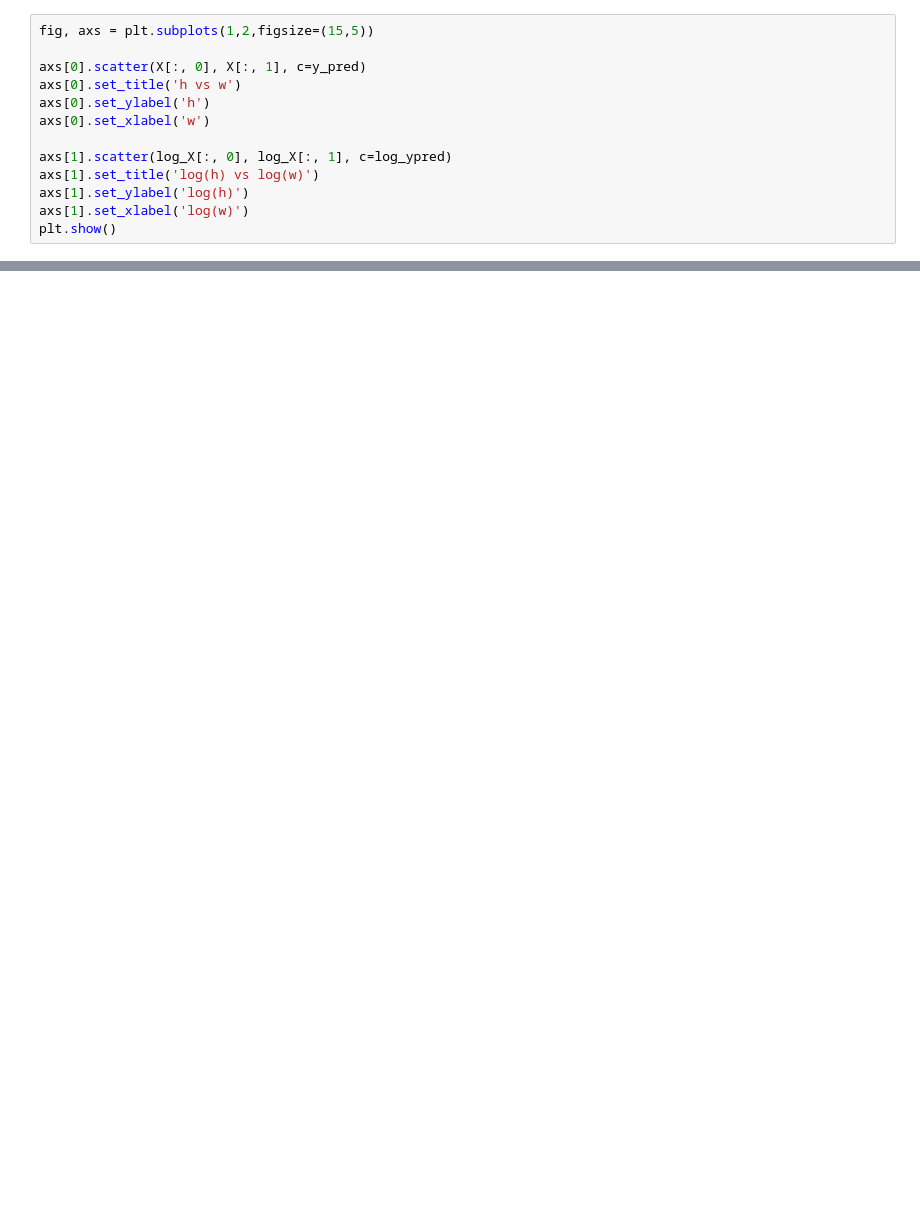
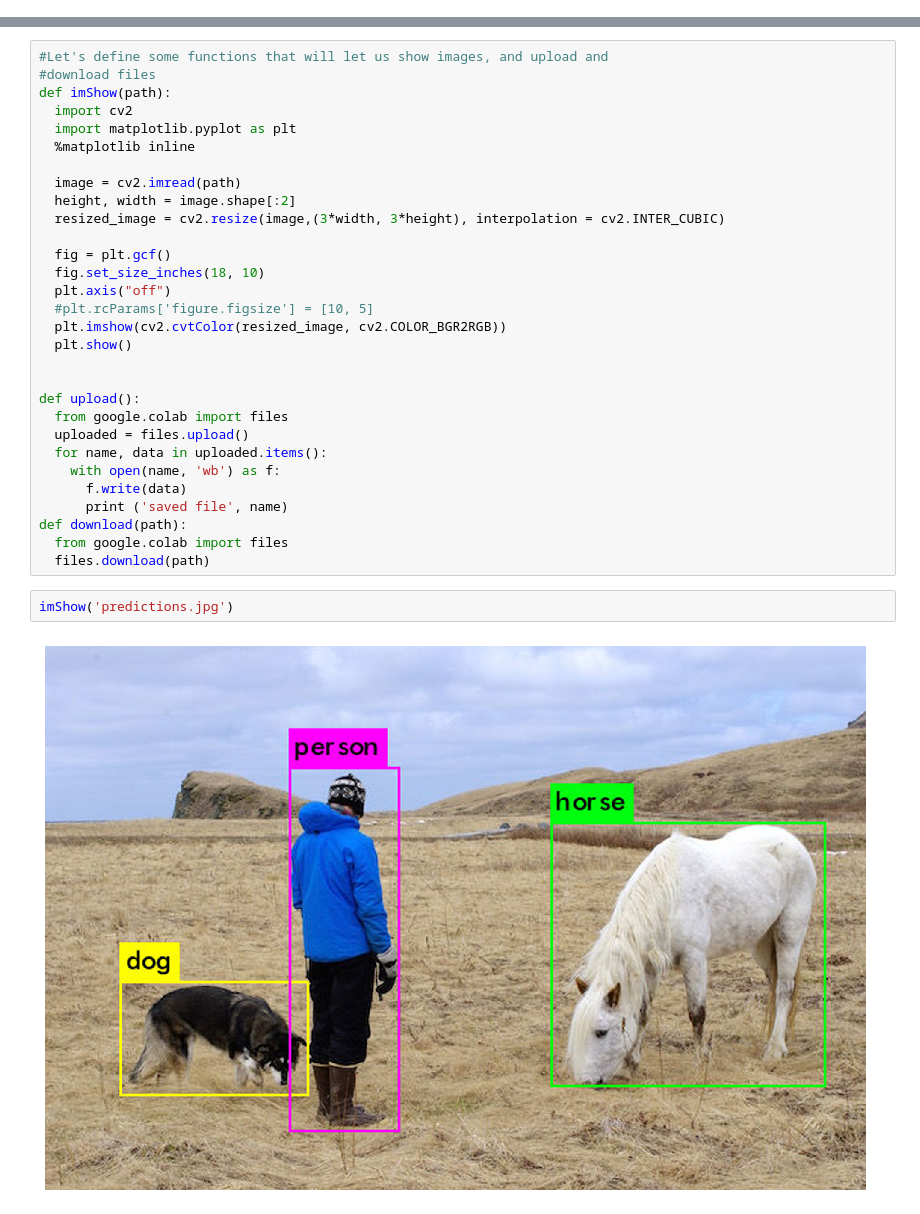
Before and after one commit to vinayakumarvs/EVA, a Jupyter notebook: Assignment 16/Assignment 16.ipynb, the cells around one changed output, grey strips where cells are left out. Cells and saved outputs as stored; diff of their text form; blank space fills up the shorter version.

```diff
--- a/Assignment 16/Assignment 16.ipynb
+++ b/Assignment 16/Assignment 16.ipynb
@@ -85,13 +0,0 @@ print(y_pred.shape, y_pred[:10])
-# %%
-fig, axs = plt.subplots(1,2,figsize=(15,5))
-
-axs[0].scatter(X[:, 0], X[:, 1], c=y_pred)
-axs[0].set_title('h vs w')
-axs[0].set_ylabel('h')
-axs[0].set_xlabel('w')
-
-axs[1].scatter(log_X[:, 0], log_X[:, 1], c=log_ypred)
-axs[1].set_title('log(h) vs log(w)')
-axs[1].set_ylabel('log(h)')
-axs[1].set_xlabel('log(w)')
-plt.show()
@@ -187,0 +371,34 @@ plot_image(imgd, 92, cluster_center)
+# %%
+#Let's define some functions that will let us show images, and upload and
+#download files
+def imShow(path):
+  import cv2
+  import matplotlib.pyplot as plt
+  %matplotlib inline
+
+  image = cv2.imread(path)
+  height, width = image.shape[:2]
+  resized_image = cv2.resize(image,(3*width, 3*height), interpolation = cv2.INTER_CUBIC)
+
+  fig = plt.gcf()
+  fig.set_size_inches(18, 10)
+  plt.axis("off")
+  #plt.rcParams['figure.figsize'] = [10, 5]
+  plt.imshow(cv2.cvtColor(resized_image, cv2.COLOR_BGR2RGB))
+  plt.show()
+
+
+def upload():
+  from google.colab import files
+  uploaded = files.upload()
+  for name, data in uploaded.items():
+    with open(name, 'wb') as f:
+      f.write(data)
+      print ('saved file', name)
+def download(path):
+  from google.colab import files
+  files.download(path)
+# %%
+imShow('predictions.jpg')
+# %% [output]
+[figure, added]
```
Also changed, not shown: parts of 57 cells of this notebook.
